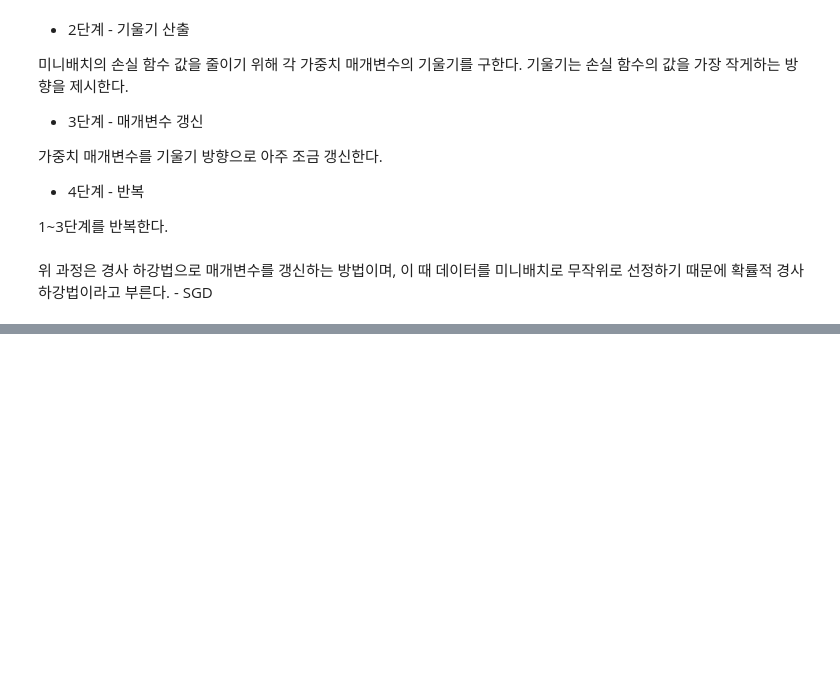
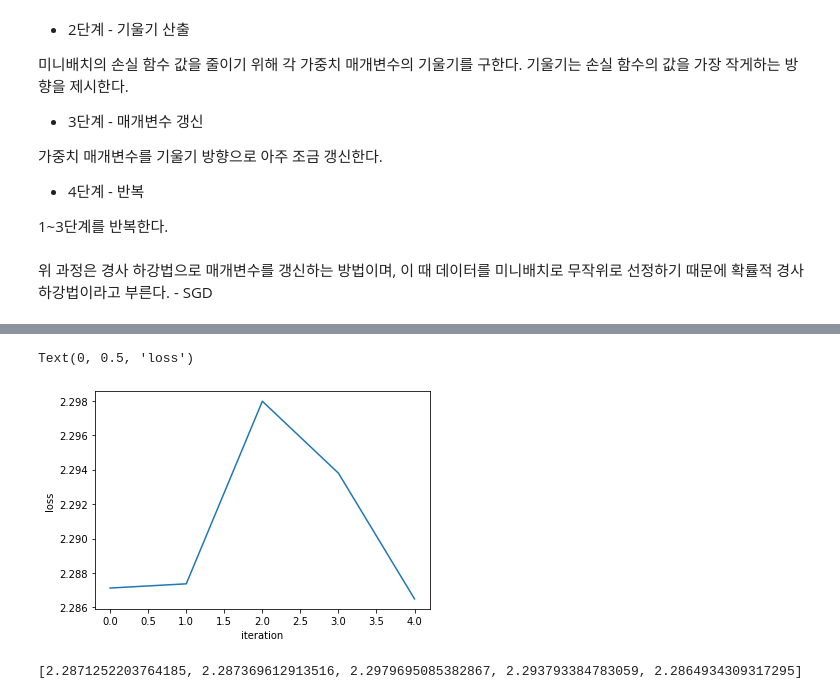
Before and after one commit to tirals88/Deep-Learning-from-Scratch, a Jupyter notebook: 1권_4장(3)_학습_알고리즘_구현.ipynb, the cells around one changed output, grey strips where cells are left out. Drawn from its saved outputs; the diff is of its cells as text; code cells hidden in the pictures; blank space fills up the shorter version.

```diff
--- a/1권_4장(3)_학습_알고리즘_구현.ipynb
+++ b/1권_4장(3)_학습_알고리즘_구현.ipynb
@@ -82,8 +82,8 @@ class TwoLayerNet:
                         np.random.randn(input_size, hidden_size)
     self.params['b1'] = np.zeros(hidden_size)
     self.params['W2'] = weight_init_std * \
-                        np.random.randn(input_size, hidden_size)
-    self.params['b2'] = np.zeros(hidden_size)
+                        np.random.randn(hidden_size, output_size)
+    self.params['b2'] = np.zeros(output_size)
 
   def predict(self, x):
     W1, W2 = self.params['W1'], self.params['W2']
@@ -92,9 +92,9 @@ class TwoLayerNet:
     a1 = np.dot(x, W1) + b1
     z1 = sigmoid(a1)
     a2 = np.dot(z1, W2) + b2
-    z2 = sigmoid(a2)
+    y = softmax(a2)
 
-    return y2
+    return y
 
   # x : 입력 데이터, t : 정답 레이블
   def loss(self, x, t):
@@ -134,0 +193,16 @@ print(net.params['b2'].shape)
+# %%
+# iters_num = 5
+import matplotlib.pyplot as plt
+
+axis_y1 = train_loss_list
+axis_x = np.arange(5)
+plt.plot(axis_x, axis_y1)
+plt.xlabel('iteration')
+plt.ylabel('loss')
+# %% [output]
+Text(0, 0.5, 'loss')
+[figure, added]
+# %%
+print(train_loss_list)
+# %% [output]
+[2.2871252203764185, 2.287369612913516, 2.2979695085382867, 2.293793384783059, 2.2864934309317295]
```
Also changed, not shown: parts of 6 cells of this notebook.
